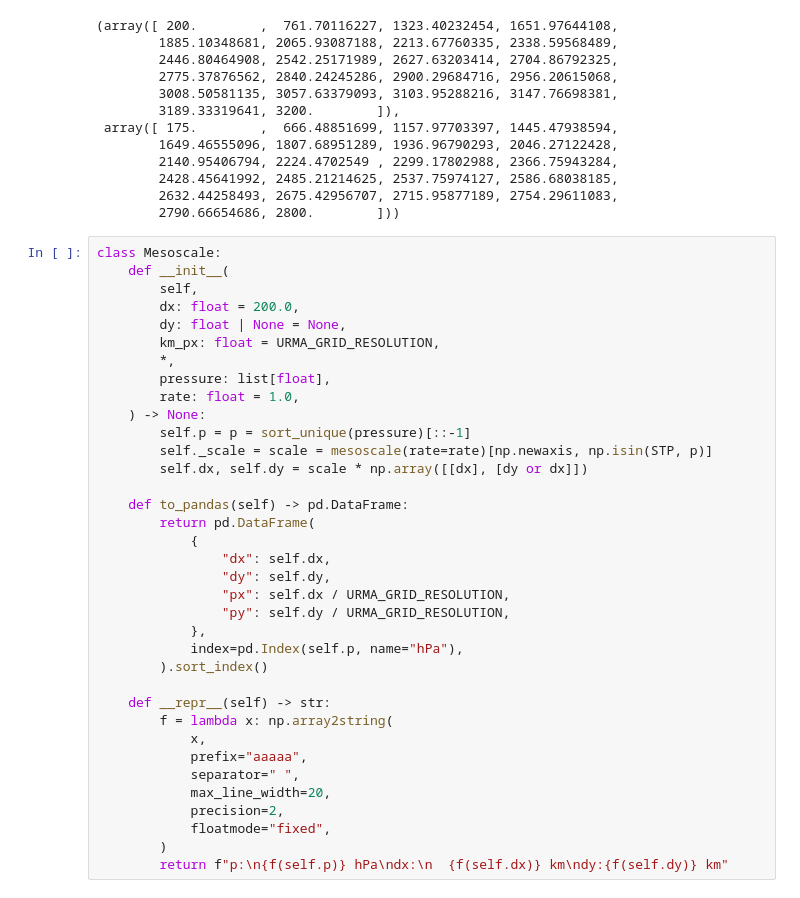
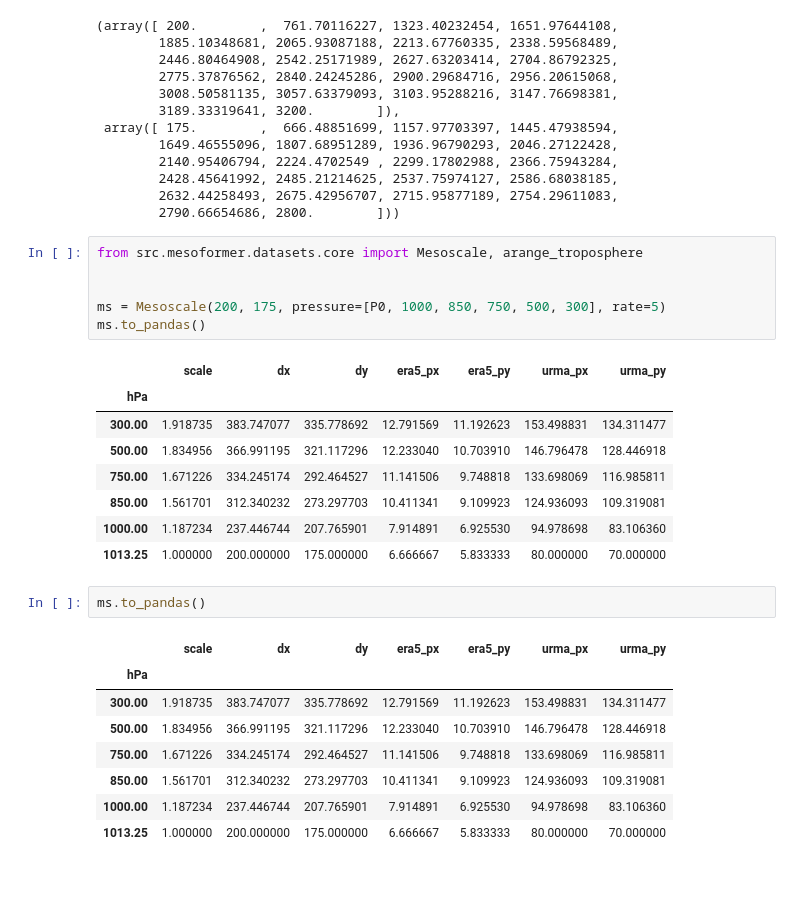
Before and after one commit to leaver2000/mesoformer, a Jupyter notebook: notebooks/2. meso-scaling.ipynb, the cells around one changed output. Saved outputs shown, nothing was run; the diff lists cells and outputs as text.

```diff
--- a/notebooks/2. meso-scaling.ipynb
+++ b/notebooks/2. meso-scaling.ipynb
@@ -186,39 +189,29 @@ x, y
         2428.45641992, 2485.21214625, 2537.75974127, 2586.68038185,
         2632.44258493, 2675.42956707, 2715.95877189, 2754.29611083,
         2790.66654686, 2800.        ]))
-# %%
-class Mesoscale:
-    def __init__(
-        self,
-        dx: float = 200.0,
-        dy: float | None = None,
-        km_px: float = URMA_GRID_RESOLUTION,
-        *,
-        pressure: list[float],
-        rate: float = 1.0,
-    ) -> None:
-        self.p = p = sort_unique(pressure)[::-1]
-        self._scale = scale = mesoscale(rate=rate)[np.newaxis, np.isin(STP, p)]
-        self.dx, self.dy = scale * np.array([[dx], [dy or dx]])
-
-    def to_pandas(self) -> pd.DataFrame:
-        return pd.DataFrame(
-            {
-                "dx": self.dx,
-                "dy": self.dy,
-                "px": self.dx / URMA_GRID_RESOLUTION,
-                "py": self.dy / URMA_GRID_RESOLUTION,
-            },
-            index=pd.Index(self.p, name="hPa"),
-        ).sort_index()
-
-    def __repr__(self) -> str:
-        f = lambda x: np.array2string(
-            x,
-            prefix="aaaaa",
-            separator=" ",
-            max_line_width=20,
-            precision=2,
-            floatmode="fixed",
-        )
-        return f"p:\n{f(self.p)} hPa\ndx:\n  {f(self.dx)} km\ndy:{f(self.dy)} km"
+# %%
+from src.mesoformer.datasets.core import Mesoscale, arange_troposphere
+
+
+ms = Mesoscale(200, 175, pressure=[P0, 1000, 850, 750, 500, 300], rate=5)
+ms.to_pandas()
+# %% [output]
+|  | scale | dx | dy | era5_px | era5_py | urma_px | urma_py |
+| hPa |  |  |  |  |  |  |  |
+| 300.00 | 1.918735 | 383.747077 | 335.778692 | 12.791569 | 11.192623 | 153.498831 | 134.311477 |
+| 500.00 | 1.834956 | 366.991195 | 321.117296 | 12.233040 | 10.703910 | 146.796478 | 128.446918 |
+| 750.00 | 1.671226 | 334.245174 | 292.464527 | 11.141506 | 9.748818 | 133.698069 | 116.985811 |
+| 850.00 | 1.561701 | 312.340232 | 273.297703 | 10.411341 | 9.109923 | 124.936093 | 109.319081 |
+| 1000.00 | 1.187234 | 237.446744 | 207.765901 | 7.914891 | 6.925530 | 94.978698 | 83.106360 |
+| 1013.25 | 1.000000 | 200.000000 | 175.000000 | 6.666667 | 5.833333 | 80.000000 | 70.000000 |
+# %%
+ms.to_pandas()
+# %% [output]
+|  | scale | dx | dy | era5_px | era5_py | urma_px | urma_py |
+| hPa |  |  |  |  |  |  |  |
+| 300.00 | 1.918735 | 383.747077 | 335.778692 | 12.791569 | 11.192623 | 153.498831 | 134.311477 |
+| 500.00 | 1.834956 | 366.991195 | 321.117296 | 12.233040 | 10.703910 | 146.796478 | 128.446918 |
+| 750.00 | 1.671226 | 334.245174 | 292.464527 | 11.141506 | 9.748818 | 133.698069 | 116.985811 |
+| 850.00 | 1.561701 | 312.340232 | 273.297703 | 10.411341 | 9.109923 | 124.936093 | 109.319081 |
+| 1000.00 | 1.187234 | 237.446744 | 207.765901 | 7.914891 | 6.925530 | 94.978698 | 83.106360 |
+| 1013.25 | 1.000000 | 200.000000 | 175.000000 | 6.666667 | 5.833333 | 80.000000 | 70.000000 |
```
Also changed, not shown: parts of 3 cells of this notebook, 10 other files.
